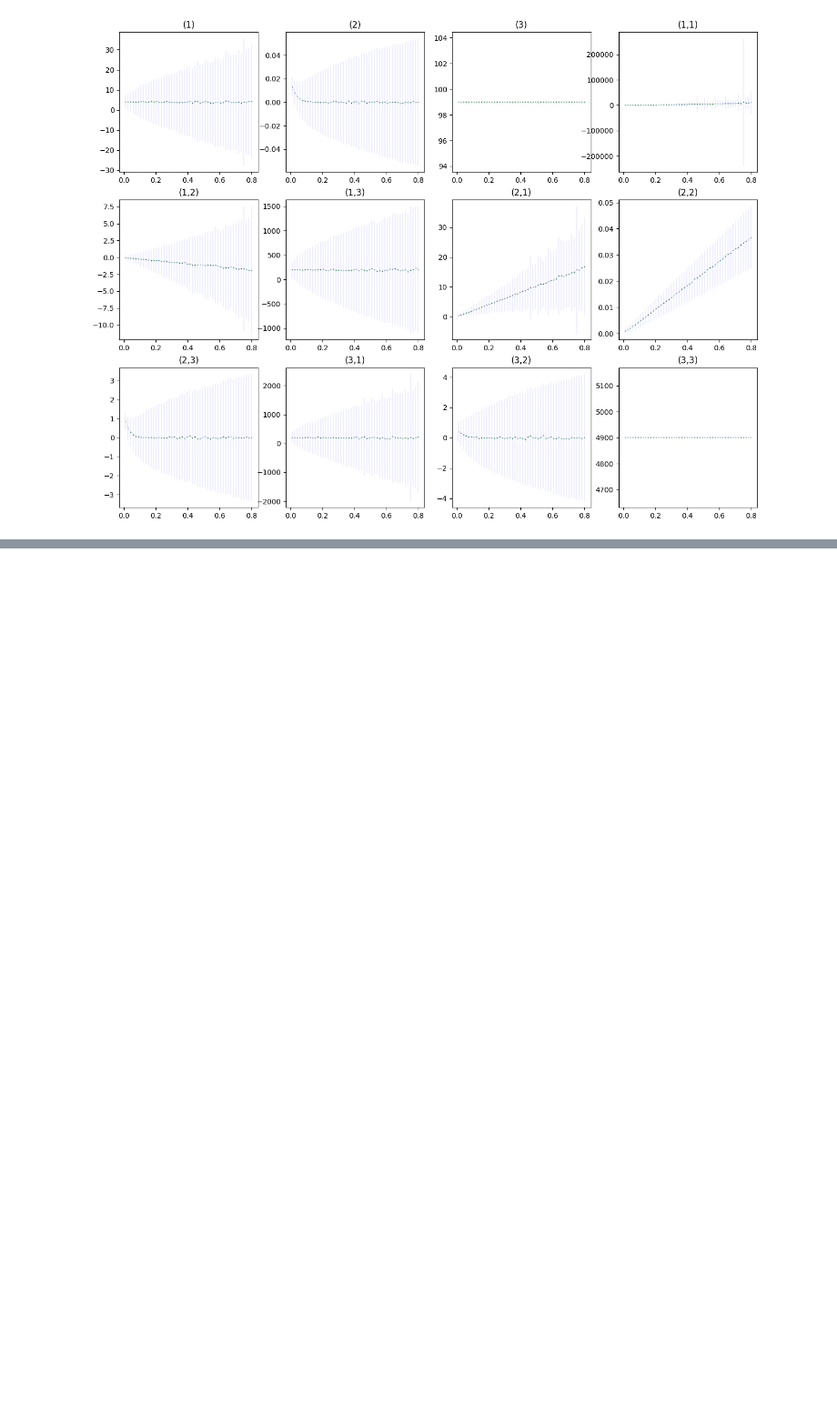
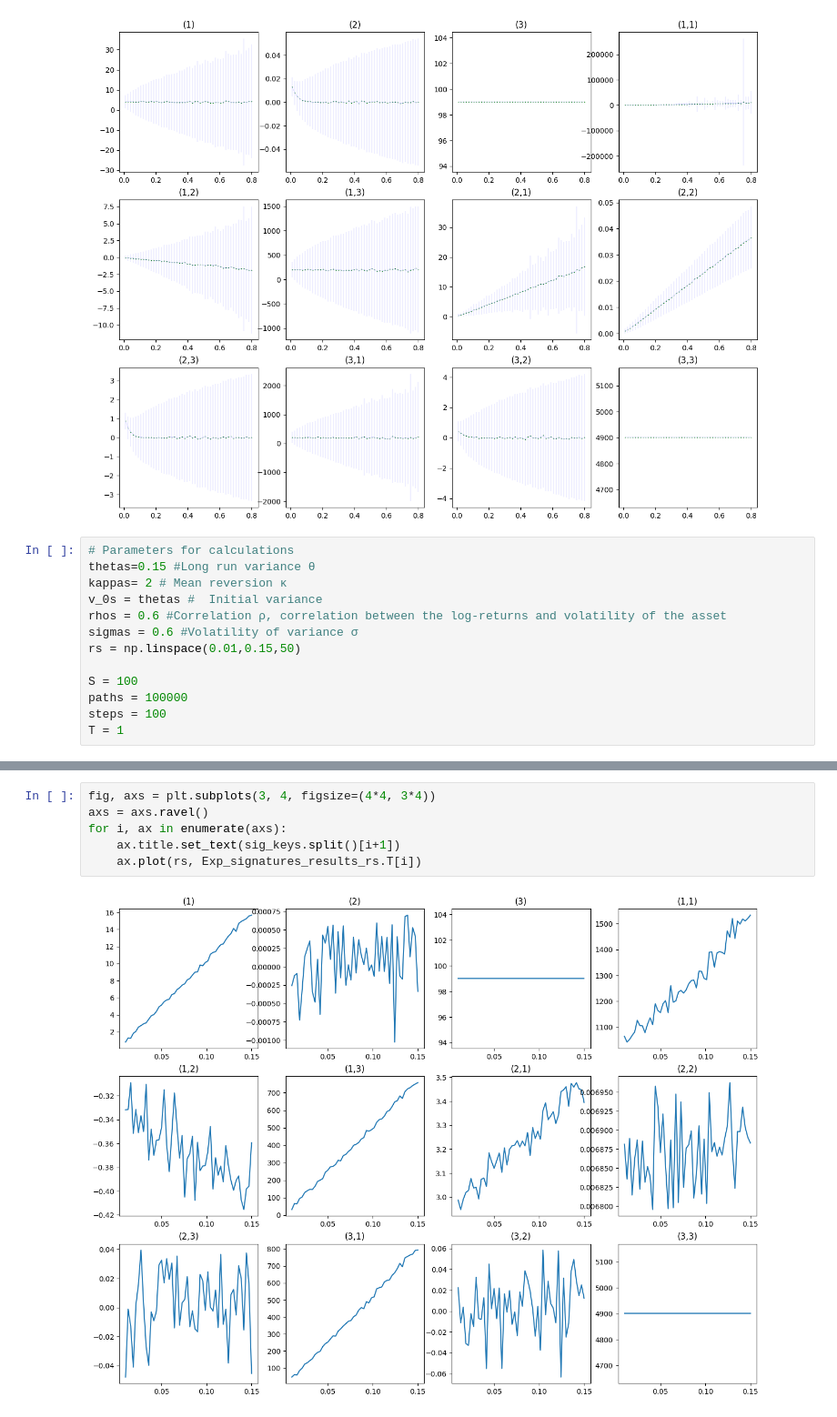
Before and after one commit to Agnetnoan/Expected-Signatures-and-Heston-Model, a Jupyter notebook: plots_with_standard_deviation_by_1_parameter.ipynb, the cells around one changed output, grey strips where cells are left out. Shown at 91% size. Drawn from its saved outputs; the diff is of its cells as text; blank space fills up the shorter version.

```diff
--- a/plots_with_standard_deviation_by_1_parameter.ipynb
+++ b/plots_with_standard_deviation_by_1_parameter.ipynb
@@ -358,3 +358,16 @@ for i, ax in enumerate(axs):
     ax.errorbar(thetas, Exp_signatures_results_thetas.T[i],0.2*Std_sign_signatory_thetas.T[i], linewidth=0.1, color='blue')
 # %% [output]
 [figure]
+# %%
+# Parameters for calculations
+thetas=0.15 #Long run variance θ
+kappas= 2 # Mean reversion κ
+v_0s = thetas #  Initial variance
+rhos = 0.6 #Correlation ρ, correlation between the log-returns and volatility of the asset
+sigmas = 0.6 #Volatility of variance σ
+rs = np.linspace(0.01,0.15,50)
+
+S = 100
+paths = 100000
+steps = 100
+T = 1
@@ -360,0 +417,8 @@ for i, ax in enumerate(axs):
+# %%
+fig, axs = plt.subplots(3, 4, figsize=(4*4, 3*4))
+axs = axs.ravel()
+for i, ax in enumerate(axs):
+    ax.title.set_text(sig_keys.split()[i+1])
+    ax.plot(rs, Exp_signatures_results_rs.T[i])
+# %% [output]
+[figure, added]
```
Also changed, not shown: parts of 4 cells of this notebook.
